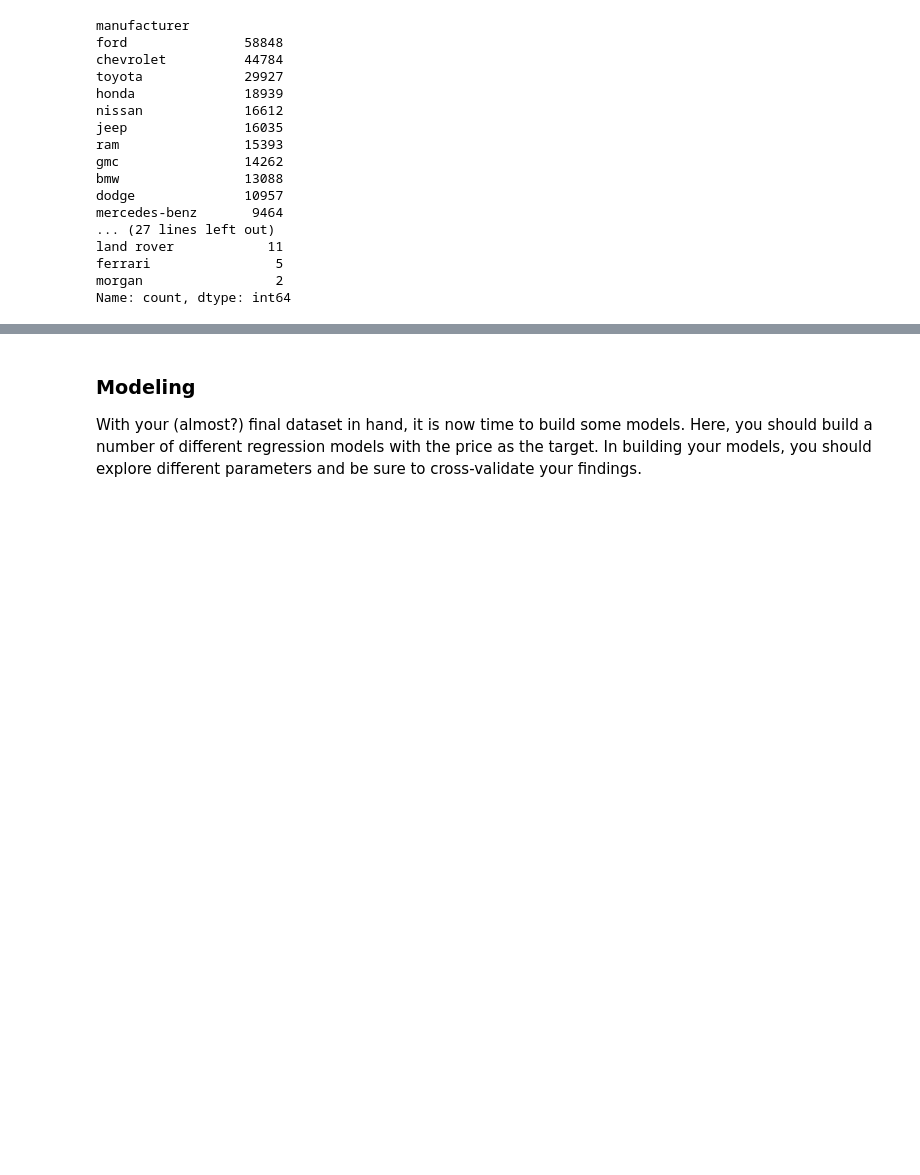
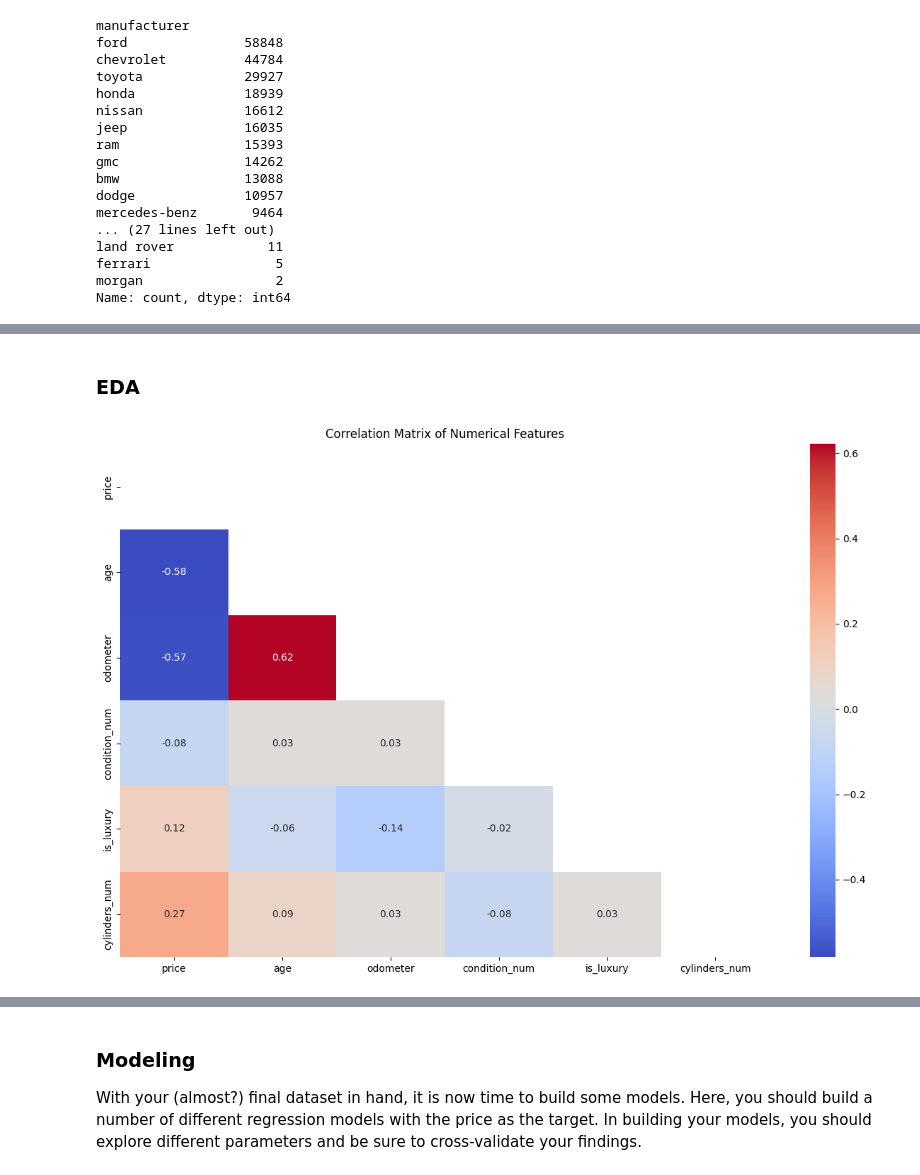
Before and after one commit to Rom4ik78/practical_app2, a Jupyter notebook: prompt_II.ipynb, the cells around one changed output, grey strips where cells are left out. Saved outputs shown, nothing was run; the diff lists cells and outputs as text; code cells hidden in the pictures; blank space fills up the shorter version.

```diff
--- a/prompt_II.ipynb
+++ b/prompt_II.ipynb
@@ -517,0 +575,31 @@ memory usage: 41.3 MB
+# %% [markdown]
+### EDA
+# %%
+selected_cols = [
+    'price',
+    'age',
+    'odometer',
+    'condition_num',
+    'is_luxury',
+    'cylinders_num'
+]
+corr_matrix = plot_df[selected_cols].corr()
+
+mask = np.triu(np.ones_like(corr_matrix, dtype=bool))
+
+plt.figure(figsize=(12, 8))
+
+sns.heatmap(
+    corr_matrix,
+    mask=mask,
+    annot=True,
+    cmap='coolwarm',
+    fmt='.2f'
+)
+
+plt.title('Correlation Matrix of Numerical Features')
+
+plt.tight_layout()
+plt.show()
+# %% [output]
+[figure, added]
```
Also changed, not shown: parts of 38 cells of this notebook, 2 other files.
